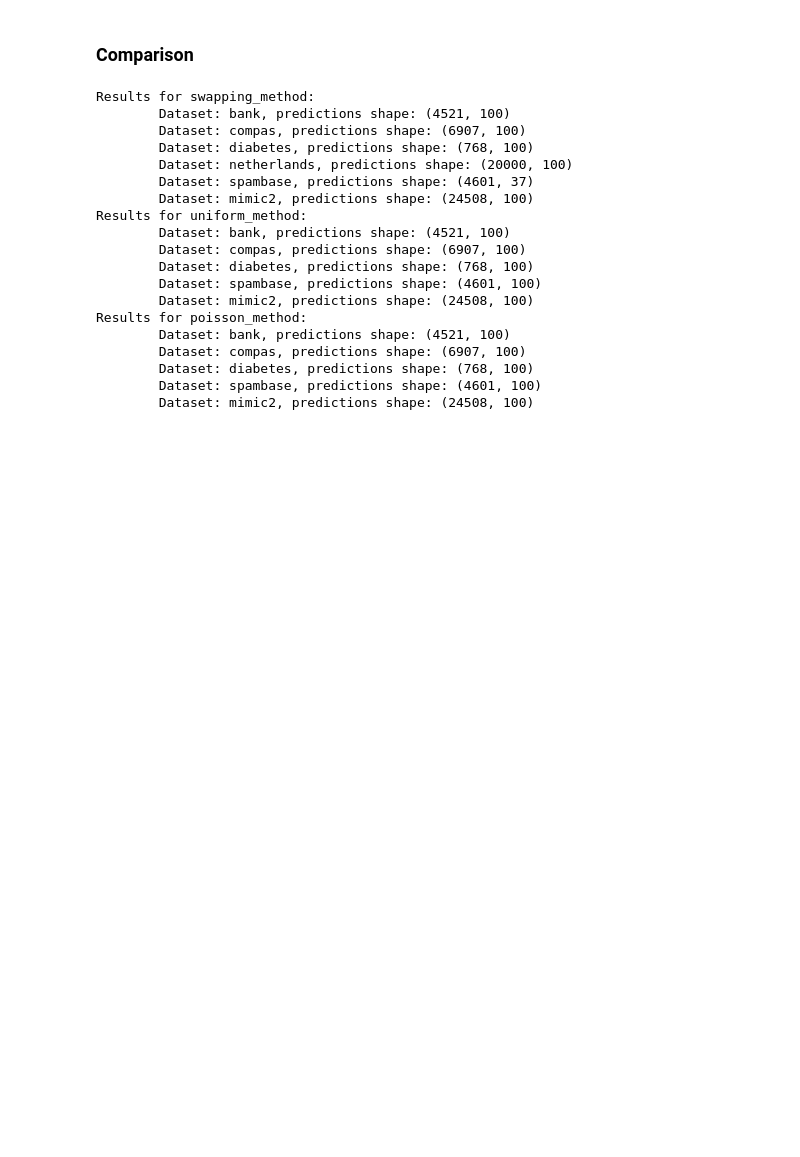
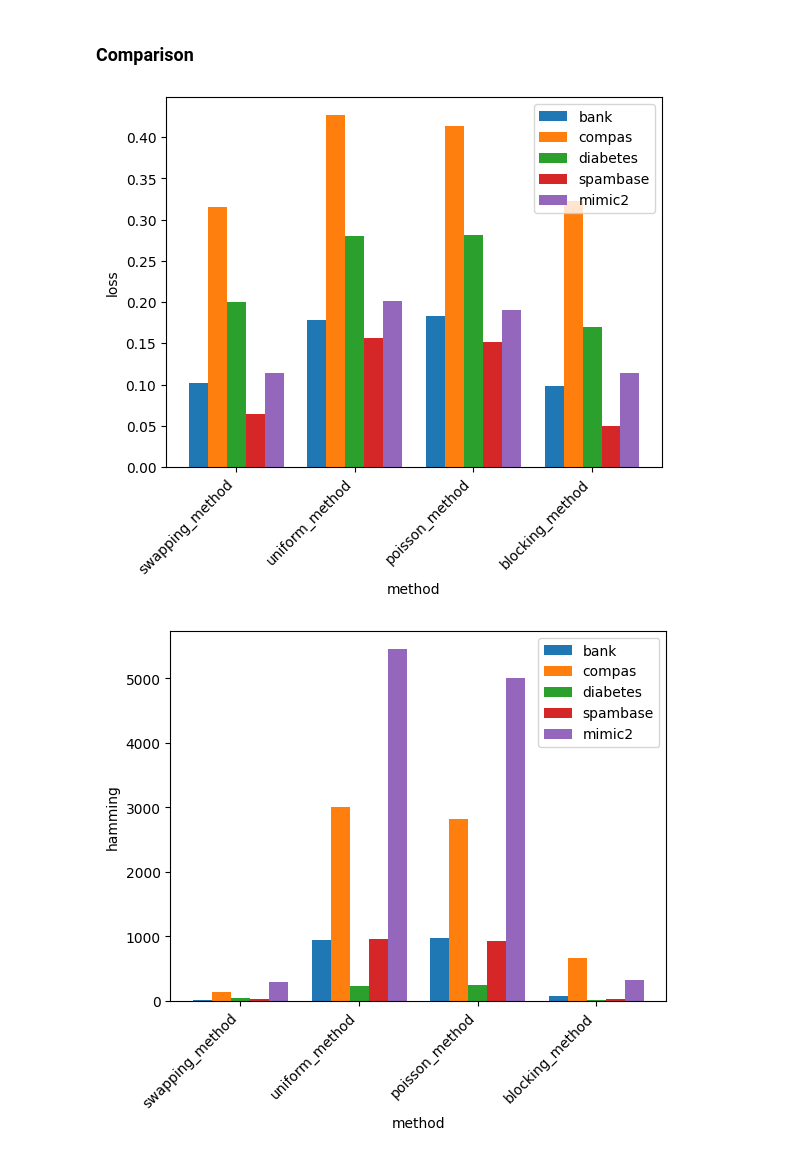
Before and after one commit to chrisli36/gam-rashoman-set, a Jupyter notebook: swap_evaluation.ipynb, the cells around one changed output. Saved outputs shown, nothing was run; the diff lists cells and outputs as text; code cells hidden in the pictures; blank space fills up the shorter version.

Commit message:
began work on comparing the swapping method with other baselines

```diff
--- a/swap_evaluation.ipynb
+++ b/swap_evaluation.ipynb
@@ -180,0 +236,14 @@ m:1.01, log objective:0.2901618355723507, eps:0.2930634539280742
+# %%
+def get_new_X(indices, X):
+    new_X = []
+    col_pointer = 0
+    for i, j in indices:
+        if i > col_pointer:
+            new_X.append(X[:, col_pointer:i])
+        merged = np.max(X[:, i:j+1], axis=1, keepdims=True)
+        new_X.append(merged)
+        col_pointer = j + 1
+    if col_pointer < X.shape[1]:
+        new_X.append(X[:, col_pointer:])
+    new_X = np.hstack(new_X)
+    return new_X
@@ -183,33 +283,42 @@ m:1.01, log objective:0.2901618355723507, eps:0.2930634539280742
 # %% [markdown]
 ### Comparison
 # %%
-methods = ["swapping_method", "uniform_method", "poisson_method"]
-for method in methods:
-    with open(f"analysis/results/{method}.pkl", "rb") as f:
-        results = pickle.load(f)
+methods = ["swapping_method", "uniform_method", "poisson_method", "blocking_method"]
+dataset_names = ["bank", "compas", "diabetes", "spambase", "mimic2"]
 
-    print(f"Results for {method}:")
-    for result in results:
-        dataset_name = result["dataset"]
-        predictions = result["predictions"]
-        print(f"\tDataset: {dataset_name}, predictions shape: {predictions.shape}")
+
+dname_list, method_list, losses, hamming = [], [], [], []
+for dname in dataset_names:
+    for method in methods:
+        with open(f"analysis/results/{method}.pkl", "rb") as f:
+            results = pickle.load(f)
+        df = pd.DataFrame(results)
+        df = df[df["dataset"] == dname]
+
+        for i, row in df.iterrows():
+            predictions = row["predictions"]
+
+            dataset = pd.read_csv(f"datasets/{dname}.csv")
+            df, _, _, _ = binarize_dataset(dataset, 50)
+            X, y = df.iloc[:, :-1], df.iloc[:, -1]
+            X_one_hot, y = utils.get_X_y(X, y)
+            y_broadcasted = np.repeat(y[:, np.newaxis], predictions.shape[1], axis=1)
+
+            loss_matrix = (predictions != y_broadcasted)
+            dname_list.append(dname)
+            method_list.append(method)
+            losses.append(loss_matrix.mean())
+            hamming.append(average_pairwise_diversity(predictions.T, hamming_distance, limit=100))
+
+results_df = pd.DataFrame({
+    "dataset": dname_list,
+    "method": method_list,
+    "loss": losses,
+    "hamming": hamming
+})
+
+plot_two_var_bar(results_df, "method", "loss")
+plot_two_var_bar(results_df, "method", "hamming")
 # %% [output]
-Results for swapping_method:
-        Dataset: bank, predictions shape: (4521, 100)
-        Dataset: compas, predictions shape: (6907, 100)
-        Dataset: diabetes, predictions shape: (768, 100)
-        Dataset: netherlands, predictions shape: (20000, 100)
-        Dataset: spambase, predictions shape: (4601, 37)
-        Dataset: mimic2, predictions shape: (24508, 100)
-Results for uniform_method:
-        Dataset: bank, predictions shape: (4521, 100)
-        Dataset: compas, predictions shape: (6907, 100)
-        Dataset: diabetes, predictions shape: (768, 100)
-        Dataset: spambase, predictions shape: (4601, 100)
-        Dataset: mimic2, predictions shape: (24508, 100)
-Results for poisson_method:
-        Dataset: bank, predictions shape: (4521, 100)
-        Dataset: compas, predictions shape: (6907, 100)
-        Dataset: diabetes, predictions shape: (768, 100)
-        Dataset: spambase, predictions shape: (4601, 100)
-        Dataset: mimic2, predictions shape: (24508, 100)
+[figure, added]
+[figure, added]
```
Also changed, not shown: parts of 6 cells of this notebook, 21 other files.
